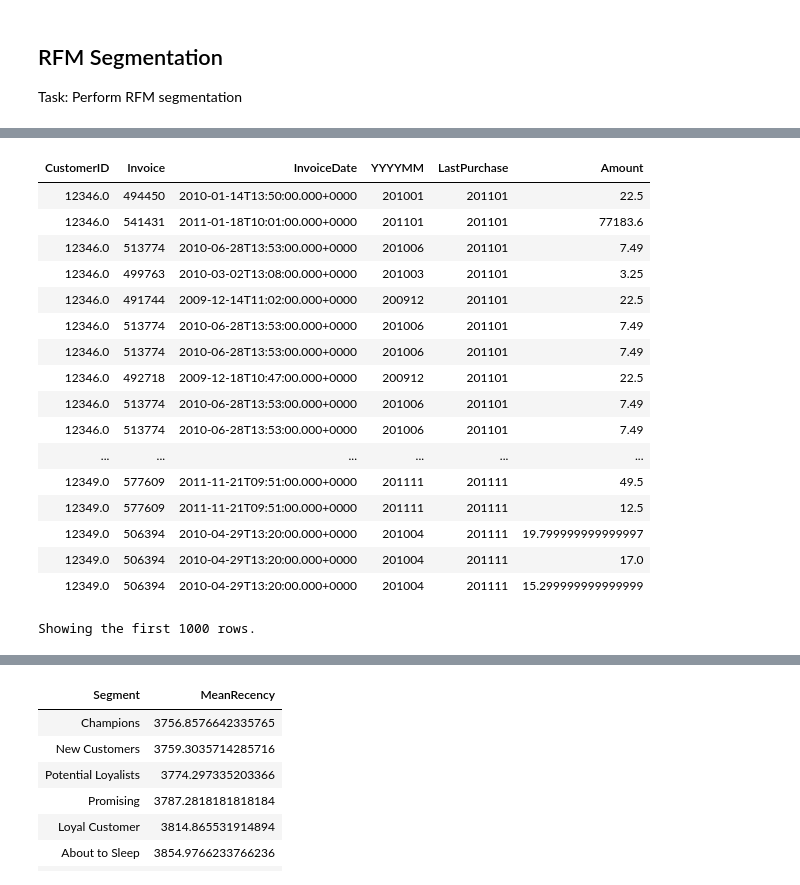
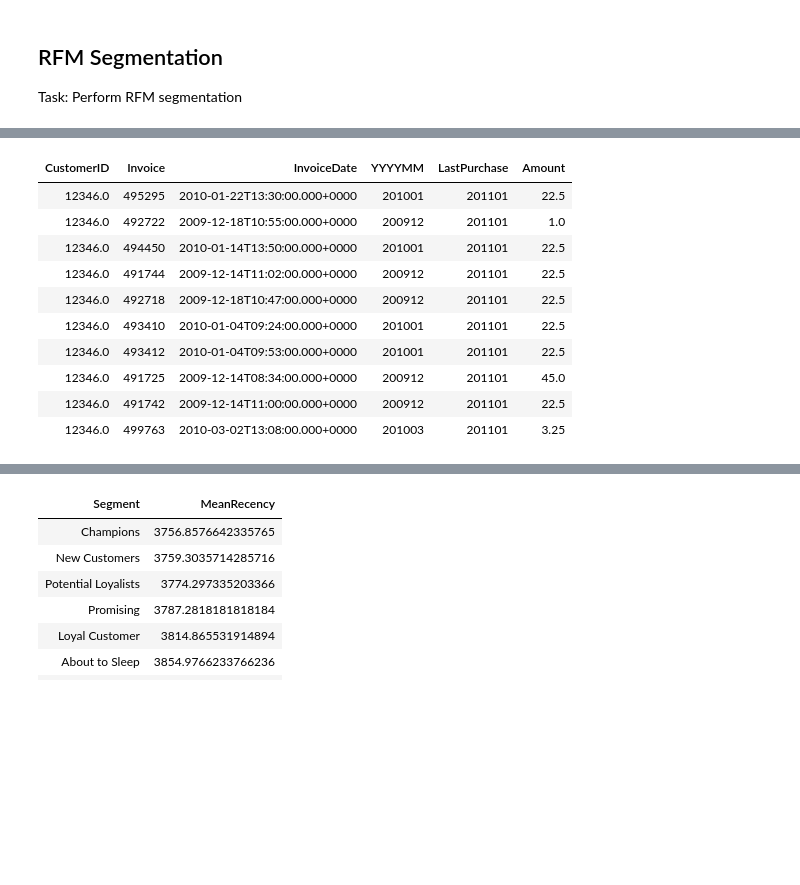
Before and after one commit to jarviscanada/jarvis_data_eng_JoshWessel, a Jupyter notebook: spark/notebook/Retail Data Analytics with PySpark.ipynb, the cells around one changed output, grey strips where cells are left out. Cells and saved outputs as stored; diff of their text form; code cells hidden in the pictures; blank space fills up the shorter version.

Commit message:
Added limits to dataframe displays in the notebooks

```diff
--- a/spark/notebook/Retail Data Analytics with PySpark.ipynb
+++ b/spark/notebook/Retail Data Analytics with PySpark.ipynb
@@ -585,35 +523,28 @@ Showing the first 1000 rows.
 # %%
 # Update users_df dataframe by joining with last_purchases_df
 users_df = (users_df
             .join(last_purchases_df, "CustomerID", "inner")
             .filter(users_df["Quantity"] > 0)
             .filter(users_df["Price"] > 0)
             .withColumn("Amount", users_df["Quantity"] * users_df["Price"])
             .drop("Quantity", "Price")
             .orderBy("CustomerID")
            )
 
 # Display the resulting dataframe
-display(users_df)
+display(users_df.limit(10))
 # %% [output]
 | CustomerID | Invoice | InvoiceDate | YYYYMM | LastPurchase | Amount |
+| 12346.0 | 495295 | 2010-01-22T13:30:00.000+0000 | 201001 | 201101 | 22.5 |
+| 12346.0 | 492722 | 2009-12-18T10:55:00.000+0000 | 200912 | 201101 | 1.0 |
 | 12346.0 | 494450 | 2010-01-14T13:50:00.000+0000 | 201001 | 201101 | 22.5 |
-| 12346.0 | 541431 | 2011-01-18T10:01:00.000+0000 | 201101 | 201101 | 77183.6 |
-| 12346.0 | 513774 | 2010-06-28T13:53:00.000+0000 | 201006 | 201101 | 7.49 |
+| 12346.0 | 491744 | 2009-12-14T11:02:00.000+0000 | 200912 | 201101 | 22.5 |
+| 12346.0 | 492718 | 2009-12-18T10:47:00.000+0000 | 200912 | 201101 | 22.5 |
+| 12346.0 | 493410 | 2010-01-04T09:24:00.000+0000 | 201001 | 201101 | 22.5 |
+| 12346.0 | 493412 | 2010-01-04T09:53:00.000+0000 | 201001 | 201101 | 22.5 |
+| 12346.0 | 491725 | 2009-12-14T08:34:00.000+0000 | 200912 | 201101 | 45.0 |
+| 12346.0 | 491742 | 2009-12-14T11:00:00.000+0000 | 200912 | 201101 | 22.5 |
 | 12346.0 | 499763 | 2010-03-02T13:08:00.000+0000 | 201003 | 201101 | 3.25 |
-| 12346.0 | 491744 | 2009-12-14T11:02:00.000+0000 | 200912 | 201101 | 22.5 |
-| 12346.0 | 513774 | 2010-06-28T13:53:00.000+0000 | 201006 | 201101 | 7.49 |
-| 12346.0 | 513774 | 2010-06-28T13:53:00.000+0000 | 201006 | 201101 | 7.49 |
-| 12346.0 | 492718 | 2009-12-18T10:47:00.000+0000 | 200912 | 201101 | 22.5 |
-| 12346.0 | 513774 | 2010-06-28T13:53:00.000+0000 | 201006 | 201101 | 7.49 |
-| 12346.0 | 513774 | 2010-06-28T13:53:00.000+0000 | 201006 | 201101 | 7.49 |
-| ... | ... | ... | ... | ... | ... |
-| 12349.0 | 577609 | 2011-11-21T09:51:00.000+0000 | 201111 | 201111 | 49.5 |
-| 12349.0 | 577609 | 2011-11-21T09:51:00.000+0000 | 201111 | 201111 | 12.5 |
-| 12349.0 | 506394 | 2010-04-29T13:20:00.000+0000 | 201004 | 201111 | 19.799999999999997 |
-| 12349.0 | 506394 | 2010-04-29T13:20:00.000+0000 | 201004 | 201111 | 17.0 |
-| 12349.0 | 506394 | 2010-04-29T13:20:00.000+0000 | 201004 | 201111 | 15.299999999999999 |
-Showing the first 1000 rows.
 # %%
 # Create dataframe containing the monetary value for each customer
 monetary_df = (users_df
```
Also changed, not shown: parts of 17 cells of this notebook, 1 other file.
